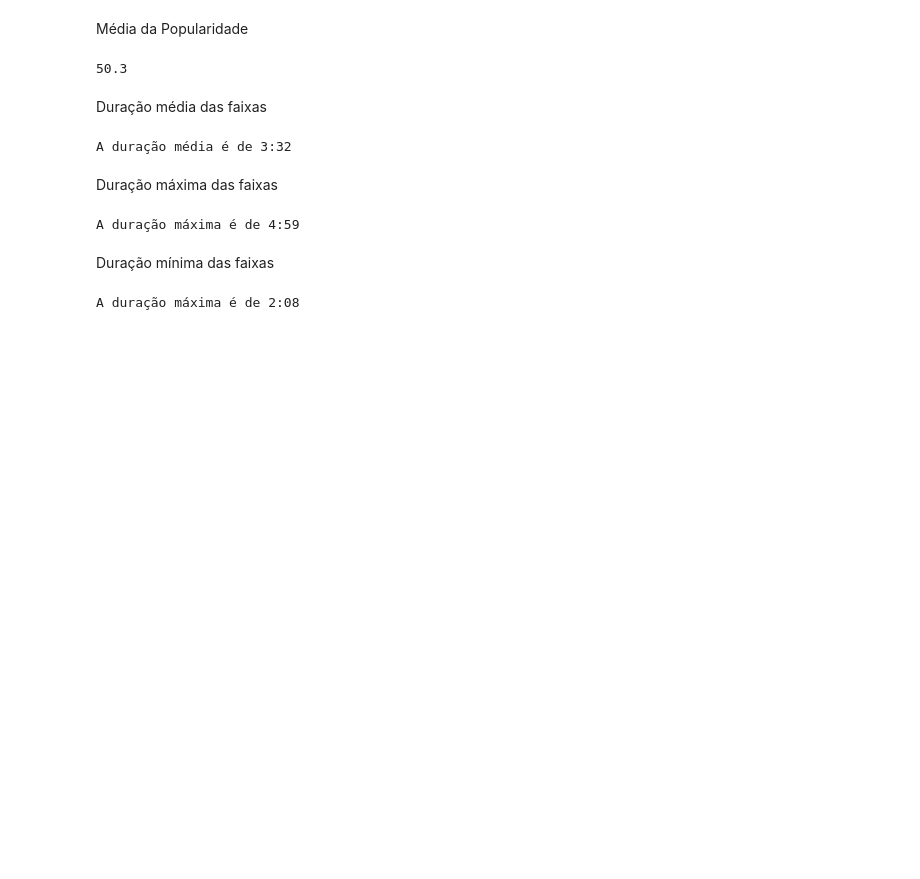
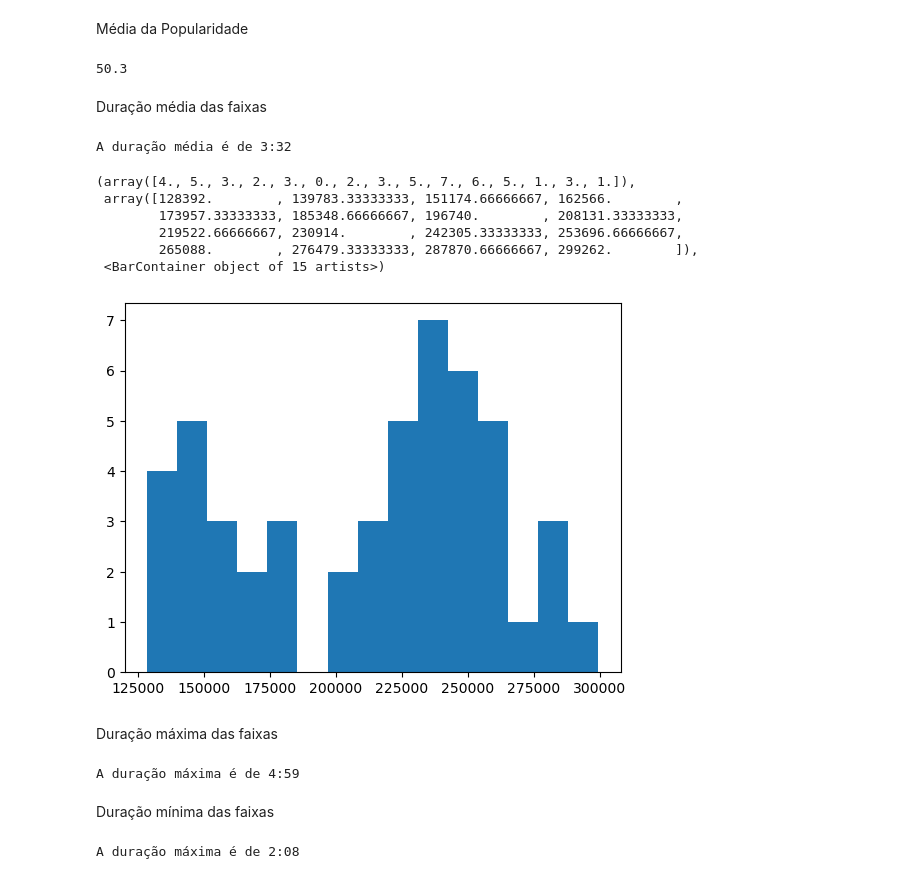
Before and after one commit to emiliogaspar27/data-analysis-portfolio, a Jupyter notebook: Spotify_Analysis/notebooks/spotify_analysis.ipynb, the cells around one changed output. Cells and saved outputs as stored; diff of their text form; code cells hidden in the pictures; blank space fills up the shorter version.

```diff
--- a/Spotify_Analysis/notebooks/spotify_analysis.ipynb
+++ b/Spotify_Analysis/notebooks/spotify_analysis.ipynb
@@ -126,6 +127,16 @@ duracao_media = (lambda x: f"{int(x)//60000}:{(int(x)%60000)//1000:02d}")(duraca
 print(f'A duração média é de {duracao_media}')
 # %% [output]
 A duração média é de 3:32
+# %%
+plt.hist(df['duration_ms'], bins=15)
+# %% [output]
+(array([4., 5., 3., 2., 3., 0., 2., 3., 5., 7., 6., 5., 1., 3., 1.]),
+ array([128392.        , 139783.33333333, 151174.66666667, 162566.        ,
+        173957.33333333, 185348.66666667, 196740.        , 208131.33333333,
+        219522.66666667, 230914.        , 242305.33333333, 253696.66666667,
+        265088.        , 276479.33333333, 287870.66666667, 299262.        ]),
+ <BarContainer object of 15 artists>)
+[figure, added]
 # %% [markdown]
 Duração máxima das faixas
 # %%
```
Also changed, not shown: parts of 2 cells of this notebook.
